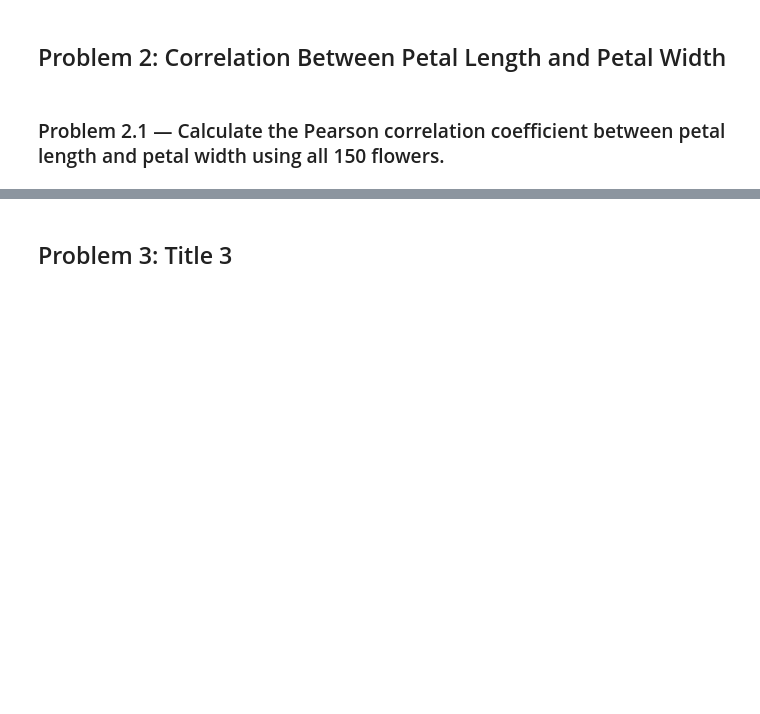
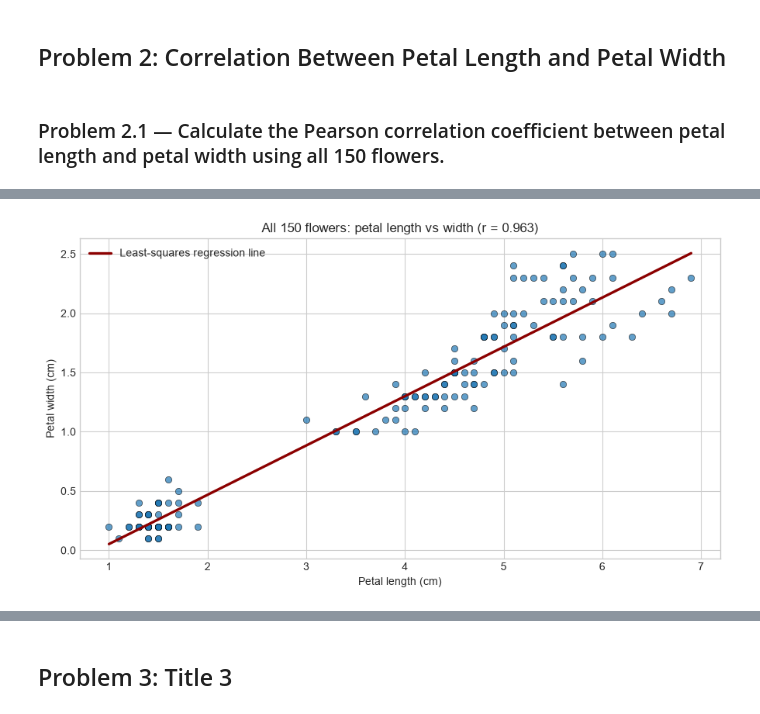
Before and after one commit to HewaOrang/AppStat, a Jupyter notebook: problems.ipynb, the cells around one changed output, grey strips where cells are left out. Drawn from its saved outputs; the diff is of its cells as text; code cells hidden in the pictures; blank space fills up the shorter version.

```diff
--- a/problems.ipynb
+++ b/problems.ipynb
@@ -177,0 +188,19 @@ NameError: name 'a' is not defined
+# %%
+length = iris["petal_length"]
+width = iris["petal_width"]
+
+# polyfit returns the line's slope and intercept for y = slope*x + intercept.
+slope, intercept = np.polyfit(length, width, deg=1)
+line_x = np.linspace(length.min(), length.max(), 200)
+
+fig, ax = plt.subplots(figsize=(9, 5))
+ax.scatter(length, width, alpha=0.7, edgecolor="black", linewidth=0.5)
+ax.plot(line_x, slope * line_x + intercept, color="darkred",
+        linewidth=2.4, label="Least-squares regression line")
+ax.set(xlabel="Petal length (cm)", ylabel="Petal width (cm)",
+       title=f"All 150 flowers: petal length vs width (r = {overall_r:.3f})")
+ax.legend()
+plt.tight_layout()
+plt.show()
+# %% [output]
+[figure, added]
```
Also changed, not shown: parts of 7 cells of this notebook.
